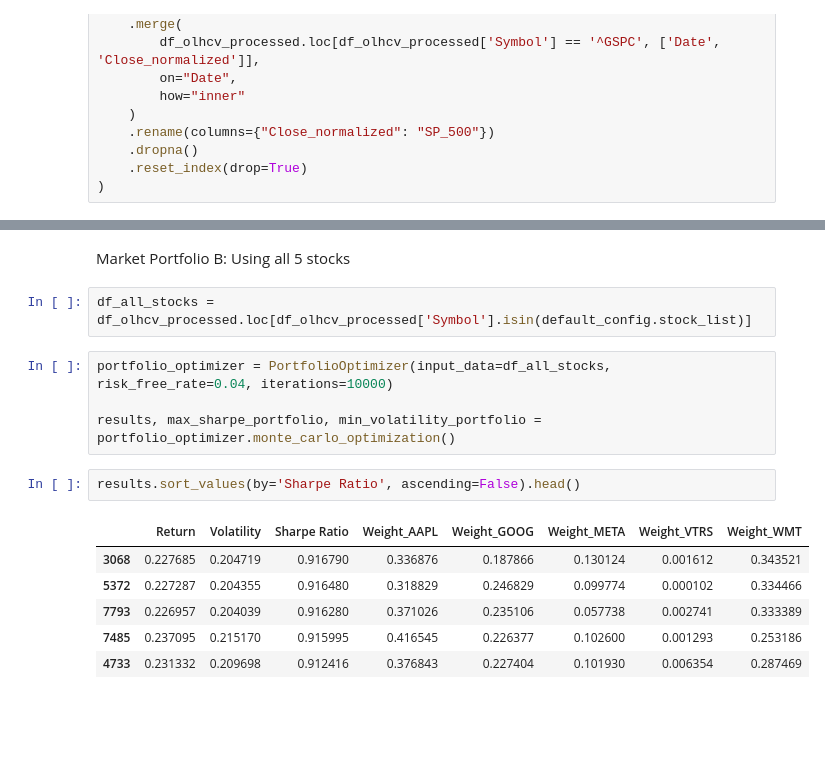
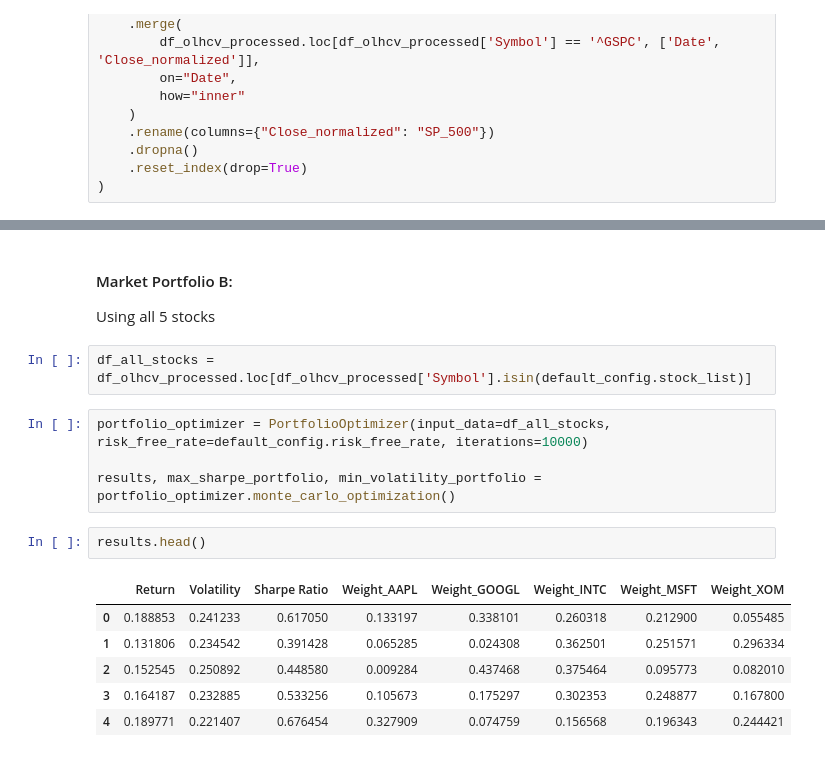
Before and after one commit to whanyu1212/ft5009-assignment2, a Jupyter notebook: notebook/scratchpad.ipynb, the cells around one changed output, grey strips where cells are left out. Saved outputs shown, nothing was run; the diff lists cells and outputs as text; blank space fills up the shorter version.

```diff
--- a/notebook/scratchpad.ipynb
+++ b/notebook/scratchpad.ipynb
@@ -389,21 +362,21 @@ Annualized Alpha: 0.1287
 # %% [markdown]
-Market Portfolio B:
+#### Market Portfolio B:
 Using all 5 stocks
 # %%
 df_all_stocks = df_olhcv_processed.loc[df_olhcv_processed['Symbol'].isin(default_config.stock_list)]
 # %%
-portfolio_optimizer = PortfolioOptimizer(input_data=df_all_stocks, risk_free_rate=0.04, iterations=10000)
+portfolio_optimizer = PortfolioOptimizer(input_data=df_all_stocks, risk_free_rate=default_config.risk_free_rate, iterations=10000)
 
 results, max_sharpe_portfolio, min_volatility_portfolio = portfolio_optimizer.monte_carlo_optimization()
 # %%
-results.sort_values(by='Sharpe Ratio', ascending=False).head()
+results.head()
 # %% [output]
-|  | Return | Volatility | Sharpe Ratio | Weight_AAPL | Weight_GOOG | Weight_META | Weight_VTRS | Weight_WMT |
-| 3068 | 0.227685 | 0.204719 | 0.916790 | 0.336876 | 0.187866 | 0.130124 | 0.001612 | 0.343521 |
-| 5372 | 0.227287 | 0.204355 | 0.916480 | 0.318829 | 0.246829 | 0.099774 | 0.000102 | 0.334466 |
-| 7793 | 0.226957 | 0.204039 | 0.916280 | 0.371026 | 0.235106 | 0.057738 | 0.002741 | 0.333389 |
-| 7485 | 0.237095 | 0.215170 | 0.915995 | 0.416545 | 0.226377 | 0.102600 | 0.001293 | 0.253186 |
-| 4733 | 0.231332 | 0.209698 | 0.912416 | 0.376843 | 0.227404 | 0.101930 | 0.006354 | 0.287469 |
+|  | Return | Volatility | Sharpe Ratio | Weight_AAPL | Weight_GOOGL | Weight_INTC | Weight_MSFT | Weight_XOM |
+| 0 | 0.188853 | 0.241233 | 0.617050 | 0.133197 | 0.338101 | 0.260318 | 0.212900 | 0.055485 |
+| 1 | 0.131806 | 0.234542 | 0.391428 | 0.065285 | 0.024308 | 0.362501 | 0.251571 | 0.296334 |
+| 2 | 0.152545 | 0.250892 | 0.448580 | 0.009284 | 0.437468 | 0.375464 | 0.095773 | 0.082010 |
+| 3 | 0.164187 | 0.232885 | 0.533256 | 0.105673 | 0.175297 | 0.302353 | 0.248877 | 0.167800 |
+| 4 | 0.189771 | 0.221407 | 0.676454 | 0.327909 | 0.074759 | 0.156568 | 0.196343 | 0.244421 |
 # %%
 optimal_weights = max_sharpe_portfolio.filter(like="Weight_")
 portfolio_return = pd.Series(
```
Also changed, not shown: parts of 40 cells of this notebook, 8 other files.
